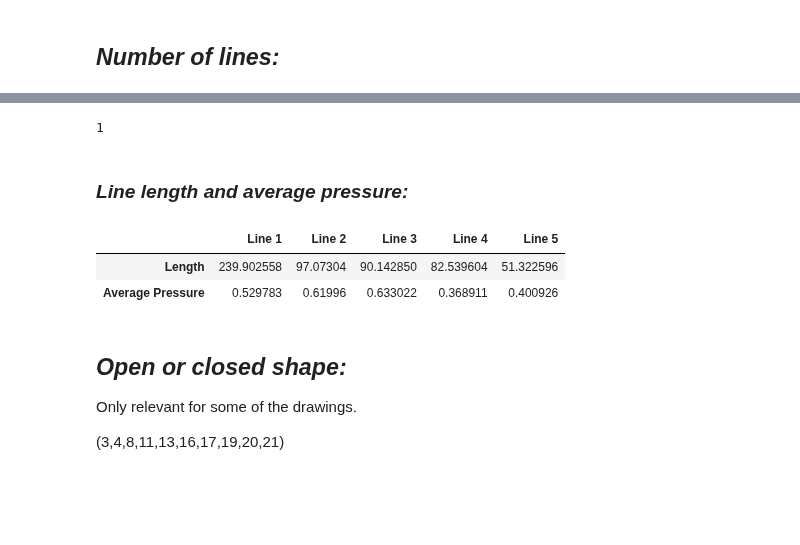
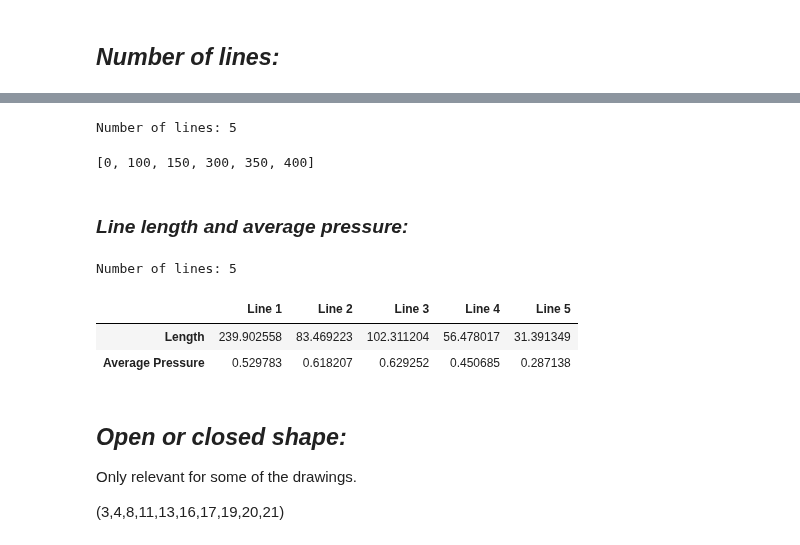
Before and after one commit to NoaAmichai/Final_project, a Jupyter notebook: Pandas Kids Drawings.ipynb, the cells around one changed output, grey strips where cells are left out. Saved outputs shown, nothing was run; the diff lists cells and outputs as text; code cells hidden in the pictures; blank space fills up the shorter version.

```diff
--- a/Pandas Kids Drawings.ipynb
+++ b/Pandas Kids Drawings.ipynb
@@ -198,7 +164,0 @@ def calculateAngle(X1,X0,Y1,Y0):
-# %%
-angels = []
-jump = int(len(data)/10)
-
-for i in range(0,len(data.X)-jump):
-    angels.append(calculateAngle(data.X[i+jump],data.X[i],data.Y[i+jump],data.Y[i]))
-angels = pd.Series(angels)
@@ -221,8 +164,0 @@ Number of lines: 6
-# %%
-epsilon = sys.float_info.epsilon
-index = [*range (0,len(data),int(len(data)/5))]
-
-first = (data.X[0],data.Y[0])
-last = (data.X[index[-1]],data.Y[index[-1]])
-
-full_distance = math.dist(first,last)
@@ -237,12 +165,28 @@ def calculateDist(i):
-# %%
-count = 0
-for i in range(len(index)-1):
-    distance =  calculateDist(i)
-    if(full_distance - distance < epsilon):
-        count += 1
-print(count)
-# %% [output]
-1
+# %%
+def numOfLines(data):
+    indexes = [*range(0,len(data),int(len(data)/10))]
+    angels = []
+    lines_indexes =  [] #idex where lines starts and end
+    numOfLines = 0
+    for i in range(len(indexes)-1):
+        angels.append(calculateAngle(data.X[i+1],data.X[i],data.Y[i+1],data.Y[i]))
+
+    for i in range(len(angels)-1):
+        if (0 <= angels[i] < 5) | (340 < angels[i] <= 360) | (170 < angels[i] <= 200) :
+            continue
+        else:
+            numOfLines += 1
+            lines_indexes.append(indexes[i])
+    if (0 not in lines_indexes):
+        lines_indexes.insert(0,0)
+
+    print("Number of lines: " + str(numOfLines))
+    return lines_indexes
+# %%
+numOfLines(data)
+# %% [output]
+Number of lines: 5
+[0, 100, 150, 300, 350, 400]
 # %% [markdown]
 ### *Line length and average pressure:*
 # %%
@@ -262,11 +206,13 @@ def lenAndPressure(index_list):
 
     return frame
 # %%
-lenAndPressure(index)
+index_list = numOfLines(data)
+lenAndPressure(index_list)
 # %% [output]
+Number of lines: 5
 |  | Line 1 | Line 2 | Line 3 | Line 4 | Line 5 |
-| Length | 239.902558 | 97.07304 | 90.142850 | 82.539604 | 51.322596 |
-| Average Pressure | 0.529783 | 0.61996 | 0.633022 | 0.368911 | 0.400926 |
+| Length | 239.902558 | 83.469223 | 102.311204 | 56.478017 | 31.391349 |
+| Average Pressure | 0.529783 | 0.618207 | 0.629252 | 0.450685 | 0.287138 |
 # %% [markdown]
 ## *Open or closed shape:*
 Only relevant for some of the drawings.
```
Also changed, not shown: parts of 9 cells of this notebook.
